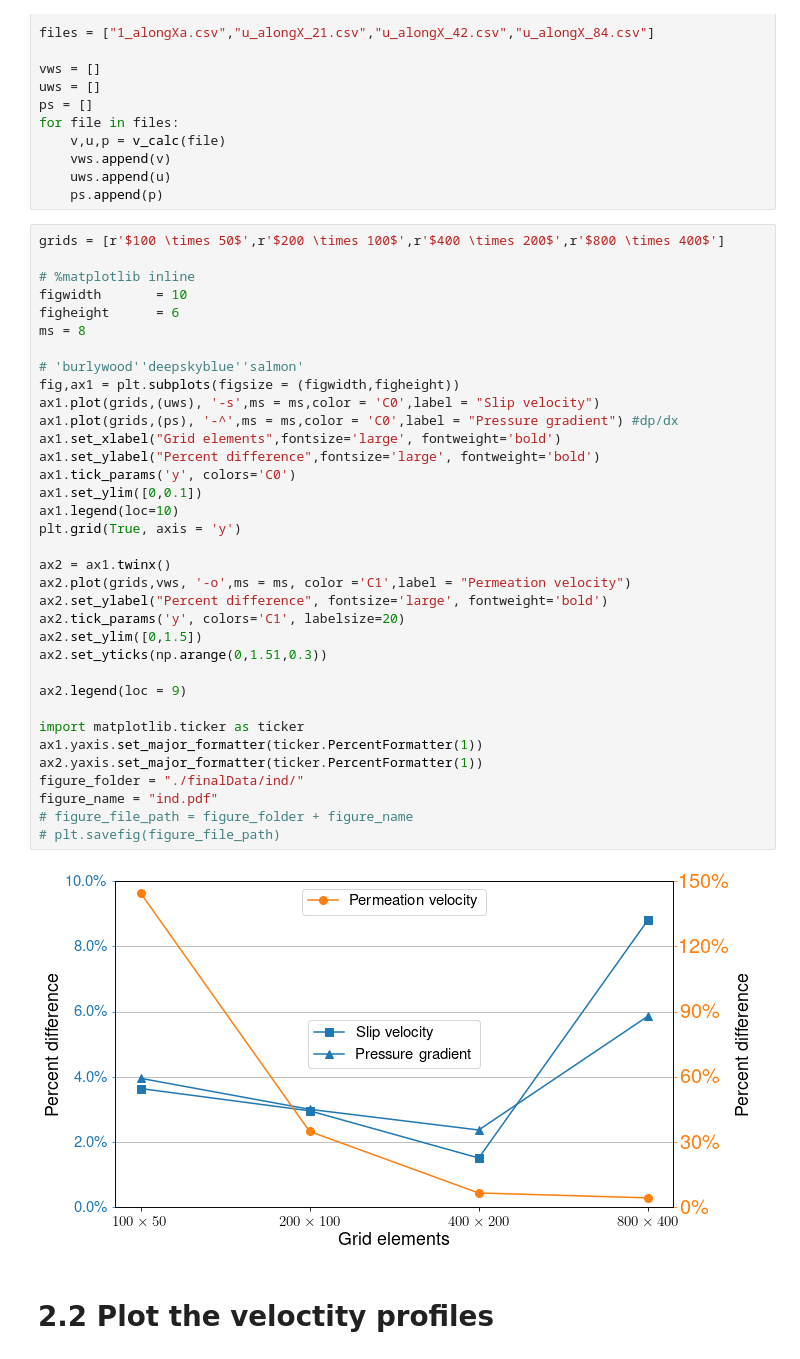
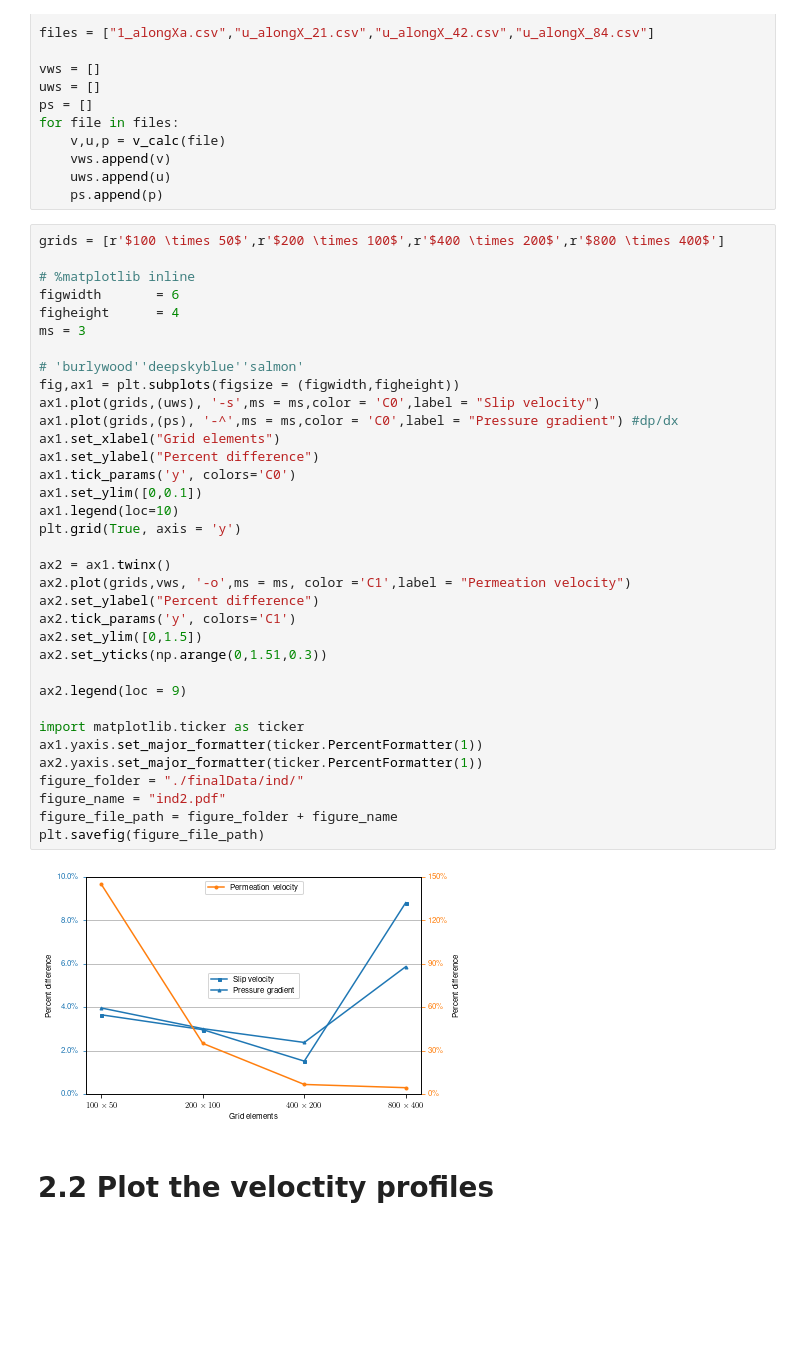
Before and after one commit to daihui-lu/HydraulicConductivityofShapedFractures, a Jupyter notebook: post-processing script.ipynb, the cells around one changed output. Cells and saved outputs as stored; diff of their text form; blank space fills up the shorter version.

Commit message:
adjust figure size

```diff
--- a/post-processing script.ipynb
+++ b/post-processing script.ipynb
@@ -133,40 +134,40 @@ for file in files:
 # %%
 grids = [r'$100 \times 50$',r'$200 \times 100$',r'$400 \times 200$',r'$800 \times 400$']
 
 # %matplotlib inline
-figwidth       = 10
-figheight      = 6
-ms = 8
+figwidth       = 6
+figheight      = 4
+ms = 3
 
 # 'burlywood''deepskyblue''salmon'
 fig,ax1 = plt.subplots(figsize = (figwidth,figheight))
 ax1.plot(grids,(uws), '-s',ms = ms,color = 'C0',label = "Slip velocity")
 ax1.plot(grids,(ps), '-^',ms = ms,color = 'C0',label = "Pressure gradient") #dp/dx
-ax1.set_xlabel("Grid elements",fontsize='large', fontweight='bold')
-ax1.set_ylabel("Percent difference",fontsize='large', fontweight='bold')
+ax1.set_xlabel("Grid elements")
+ax1.set_ylabel("Percent difference")
 ax1.tick_params('y', colors='C0')
 ax1.set_ylim([0,0.1])
 ax1.legend(loc=10)
 plt.grid(True, axis = 'y')
 
 ax2 = ax1.twinx()
 ax2.plot(grids,vws, '-o',ms = ms, color ='C1',label = "Permeation velocity")
-ax2.set_ylabel("Percent difference", fontsize='large', fontweight='bold')
-ax2.tick_params('y', colors='C1', labelsize=20)
+ax2.set_ylabel("Percent difference")
+ax2.tick_params('y', colors='C1')
 ax2.set_ylim([0,1.5])
 ax2.set_yticks(np.arange(0,1.51,0.3))
 
 ax2.legend(loc = 9)
 
 import matplotlib.ticker as ticker
 ax1.yaxis.set_major_formatter(ticker.PercentFormatter(1))
 ax2.yaxis.set_major_formatter(ticker.PercentFormatter(1))
 figure_folder = "./finalData/ind/"
-figure_name = "ind.pdf"
-# figure_file_path = figure_folder + figure_name
-# plt.savefig(figure_file_path)
+figure_name = "ind2.pdf"
+figure_file_path = figure_folder + figure_name
+plt.savefig(figure_file_path)
 # %% [output]
-[figure, old version]
+[figure, new version]
 # %% [markdown]
 # 2.2 Plot the veloctity profiles
 # %%
```
Also changed, not shown: parts of 7 cells of this notebook.
